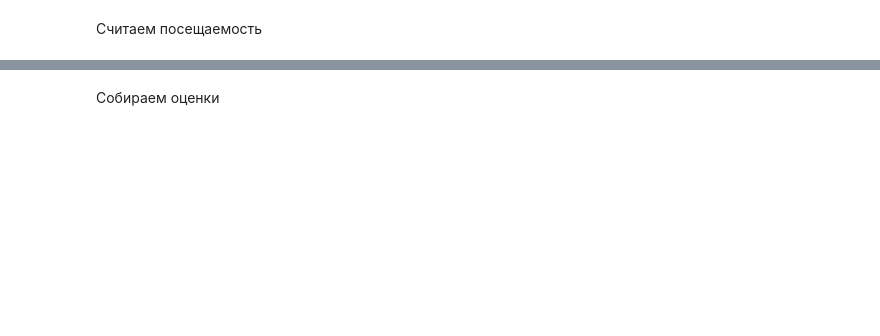
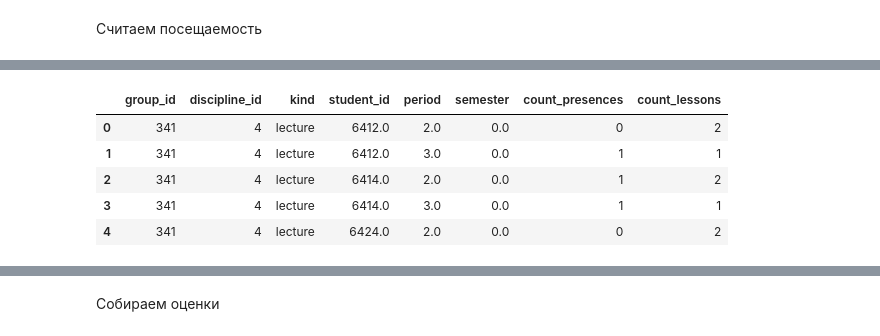
Before and after one commit to ATOM3448/ASU2304, a Jupyter notebook: data/compilation.ipynb, the cells around one changed output, grey strips where cells are left out. Drawn from its saved outputs; the diff is of its cells as text; code cells hidden in the pictures; blank space fills up the shorter version.

```diff
--- a/data/compilation.ipynb
+++ b/data/compilation.ipynb
@@ -150,23 +349,23 @@ bufer_table.head()
 # %%
 counter = 0
 for i in range(2018,2030):
-    bufer_table.loc[(bufer_table['date'] >= f'{i}-09-01') & (bufer_table['date'] < f'{i}-10-16'), 'period'] = 1
-    bufer_table.loc[(bufer_table['date'] >= f'{i}-10-16') & (bufer_table['date'] < f'{i}-12-04'), 'period'] = 2
-    bufer_table.loc[(bufer_table['date'] >= f'{i}-12-04') & (bufer_table['date'] < f'{i+1}-01-15'), 'period'] = 3
+    buffer_table.loc[(buffer_table['date'] >= f'{i}-09-01') & (buffer_table['date'] < f'{i}-10-16'), 'period'] = 1
+    buffer_table.loc[(buffer_table['date'] >= f'{i}-10-16') & (buffer_table['date'] < f'{i}-12-04'), 'period'] = 2
+    buffer_table.loc[(buffer_table['date'] >= f'{i}-12-04') & (buffer_table['date'] < f'{i+1}-01-15'), 'period'] = 3
 
-    bufer_table.loc[(bufer_table['date'] >= f'{i}-09-01') & (bufer_table['date'] <= f'{i+1}-01-15'), 'semester'] = counter
+    buffer_table.loc[(buffer_table['date'] >= f'{i}-09-01') & (buffer_table['date'] <= f'{i+1}-01-15'), 'semester'] = counter
     counter+=1
 
 
-    bufer_table.loc[(bufer_table['date'] >= f'{i+1}-02-03') & (bufer_table['date'] < f'{i+1}-03-15'), 'period'] = 1
-    bufer_table.loc[(bufer_table['date'] >= f'{i+1}-03-15') & (bufer_table['date'] < f'{i+1}-04-15'), 'period'] = 2
-    bufer_table.loc[(bufer_table['date'] >= f'{i+1}-04-15') & (bufer_table['date'] <= f'{i+1}-06-30'), 'period'] = 3
+    buffer_table.loc[(buffer_table['date'] >= f'{i+1}-02-03') & (buffer_table['date'] < f'{i+1}-03-15'), 'period'] = 1
+    buffer_table.loc[(buffer_table['date'] >= f'{i+1}-03-15') & (buffer_table['date'] < f'{i+1}-04-15'), 'period'] = 2
+    buffer_table.loc[(buffer_table['date'] >= f'{i+1}-04-15') & (buffer_table['date'] <= f'{i+1}-06-30'), 'period'] = 3
 
-    bufer_table.loc[(bufer_table['date'] >= f'{i+1}-02-03') & (bufer_table['date'] <= f'{i+1}-06-30'), 'semester'] = counter
+    buffer_table.loc[(buffer_table['date'] >= f'{i+1}-02-03') & (buffer_table['date'] <= f'{i+1}-06-30'), 'semester'] = counter
     counter+=1
 
-bufer_table.dropna(inplace=True)
+buffer_table.dropna(inplace=True)
 
-bufer_table.drop('date', axis=1, inplace=True)
+buffer_table.drop('date', axis=1, inplace=True)
 
-bufer_table.head(5)
+buffer_table.head(5)
@@ -173,9 +379,9 @@ bufer_table.head(5)
 # %%
-bufer_table.loc[bufer_table['state'] == 'was', 'state'] = 1
-bufer_table.loc[bufer_table['state'] == 'wasnt', 'state'] = 0
+buffer_table.loc[buffer_table['state'] == 'was', 'state'] = 1
+buffer_table.loc[buffer_table['state'] == 'wasnt', 'state'] = 0
 
-bufer_table = bufer_table.reset_index()
+buffer_table = buffer_table.reset_index()
 
-bufer_table.drop('index', axis=1, inplace=True)
+buffer_table.drop('index', axis=1, inplace=True)
 
-bufer_table.head(5)
+buffer_table.head(5)
@@ -182,5 +395,5 @@ bufer_table.head(5)
 # %%
-sum = bufer_table
+sum = buffer_table
 sum = sum.groupby(['group_id', 'discipline_id', 'kind', 'student_id', 'period', 'semester'])['state'].sum().reset_index().rename(columns={'state':'count_presences'})
 
 sum.head(5)
@@ -187,5 +407,5 @@ sum.head(5)
 # %%
-count = bufer_table
+count = buffer_table
 count = count.groupby(['group_id', 'discipline_id', 'kind', 'student_id', 'period', 'semester'])['state'].count().reset_index().rename(columns={'state':'count_lessons'})
 
 count.head(5)
@@ -192,5 +419,12 @@ count.head(5)
 # %%
-bufer_table = sum.join(count[['count_lessons']])
+buffer_table = sum.join(count[['count_lessons']]).dropna()
 
-bufer_table.head(5)
+buffer_table.head(5)
+# %% [output]
+|  | group_id | discipline_id | kind | student_id | period | semester | count_presences | count_lessons |
+| 0 | 341 | 4 | lecture | 6412.0 | 2.0 | 0.0 | 0 | 2 |
+| 1 | 341 | 4 | lecture | 6412.0 | 3.0 | 0.0 | 1 | 1 |
+| 2 | 341 | 4 | lecture | 6414.0 | 2.0 | 0.0 | 1 | 2 |
+| 3 | 341 | 4 | lecture | 6414.0 | 3.0 | 0.0 | 1 | 1 |
+| 4 | 341 | 4 | lecture | 6424.0 | 2.0 | 0.0 | 0 | 2 |
 # %%
```
Also changed, not shown: parts of 46 cells of this notebook, 1 other file.
